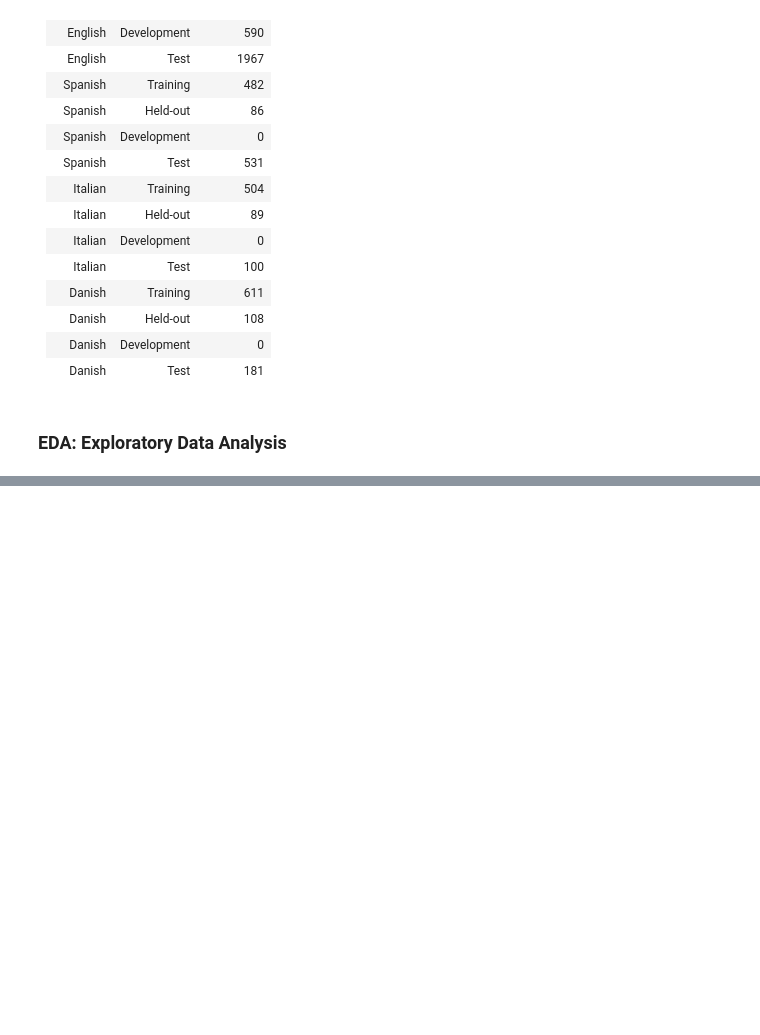
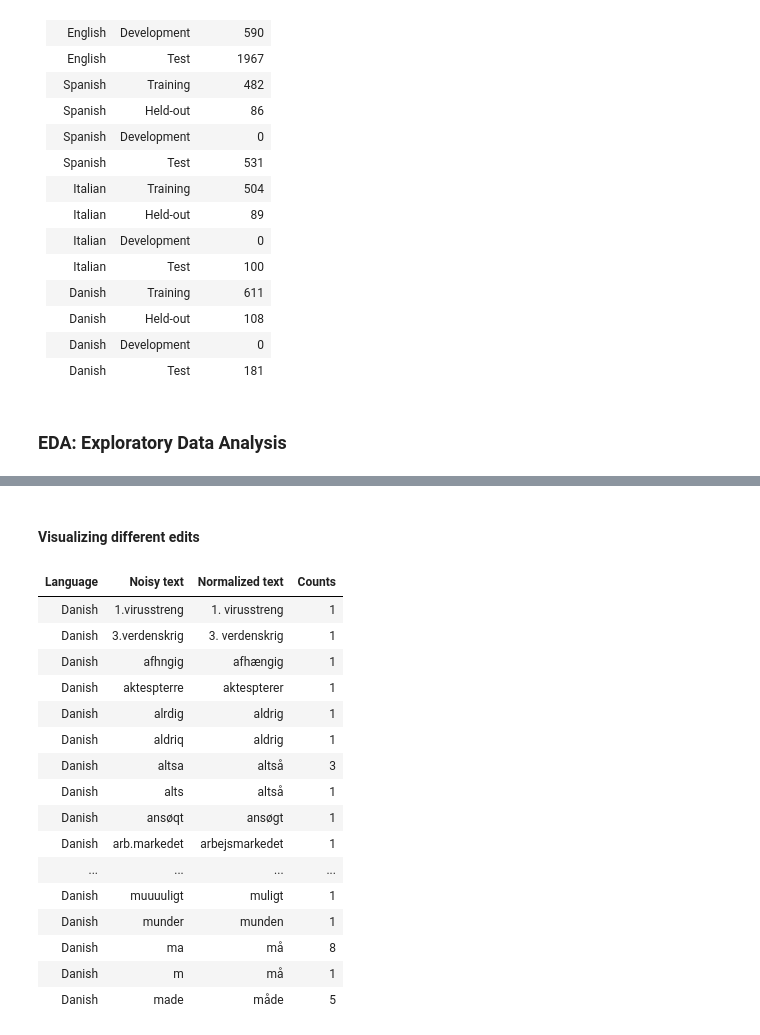
Before and after one commit to pkolachi/lexicalnormalization, a Jupyter notebook: exptnbs/EDA.ipynb, the cells around one changed output, grey strips where cells are left out. Drawn from its saved outputs; the diff is of its cells as text; code cells hidden in the pictures; blank space fills up the shorter version.

Commit message:
EDA for lexicalnormalization dataset
- Extract statistics on datasets and vocabulary
- Extract phrase-tables and corresponding counts

```diff
--- a/exptnbs/EDA.ipynb
+++ b/exptnbs/EDA.ipynb
@@ -264,0 +293,2 @@ display(Markdown(DATA_STATS.to_markdown(index=False)))
+# %% [markdown]
+#### Visualizing different edits
@@ -264,0 +341,63 @@ display(Markdown(DATA_STATS.to_markdown(index=False)))
+# %%
+def corpus2phrases(corpus):
+    phrase_table = []
+    for sentence in corpus:
+        for phrase in normalized_phrases_from_sentence(sentence):
+            phrase_table.append(phrase)
+    return Counter(phrase_table)
+# %%
+columns = [
+    "Language",
+    "Dataset",
+    "Context",
+    "Noisy text",
+    "Normalized text",
+    "Counts",
+]
+EDITED_PHRASES = []
+for lang in SAMPLE_LANGS:
+    for data_set in ("trn", "hld", "dev"):
+        phrase_table = corpus2phrases(DATA[lang][data_set])
+        for phrase in phrase_table:
+            EDITED_PHRASES.append(
+                [
+                    LANGS[lang],
+                    partition_keys[data_set],
+                    phrase.context,
+                    phrase.src,
+                    phrase.tgt,
+                    phrase_table[phrase],
+                ]
+            )
+# %%
+EDITED_PHRASES = pd.DataFrame(EDITED_PHRASES, columns=columns)
+# merge phrase entries for different context
+# sort dictionary based on different fields
+PHRASE_DICT = (
+    EDITED_PHRASES
+    .groupby(by=["Language", "Noisy text", "Normalized text"])["Counts"]
+    .sum()
+    .reset_index()
+    .sort_values(by=["Counts"], ascending=False)
+    .sort_values(by=["Language", "Normalized text"])
+)
+# display Markdown table is giving errors, so use HTML
+display(HTML(PHRASE_DICT.to_html(index=False)))
+# %% [output]
+| Language | Noisy text | Normalized text | Counts |
+| Danish | 1.virusstreng | 1. virusstreng | 1 |
+| Danish | 3.verdenskrig | 3. verdenskrig | 1 |
+| Danish | afhngig | afhængig | 1 |
+| Danish | aktespterre | aktespterer | 1 |
+| Danish | alrdig | aldrig | 1 |
+| Danish | aldriq | aldrig | 1 |
+| Danish | altsa | altså | 3 |
+| Danish | alts | altså | 1 |
+| Danish | ansøqt | ansøgt | 1 |
+| Danish | arb.markedet | arbejsmarkedet | 1 |
+| ... | ... | ... | ... |
+| Danish | muuuuligt | muligt | 1 |
+| Danish | munder | munden | 1 |
+| Danish | ma | må | 8 |
+| Danish | m | må | 1 |
+| Danish | made | måde | 5 |
```
Also changed, not shown: parts of 9 cells of this notebook, 2 other files.
